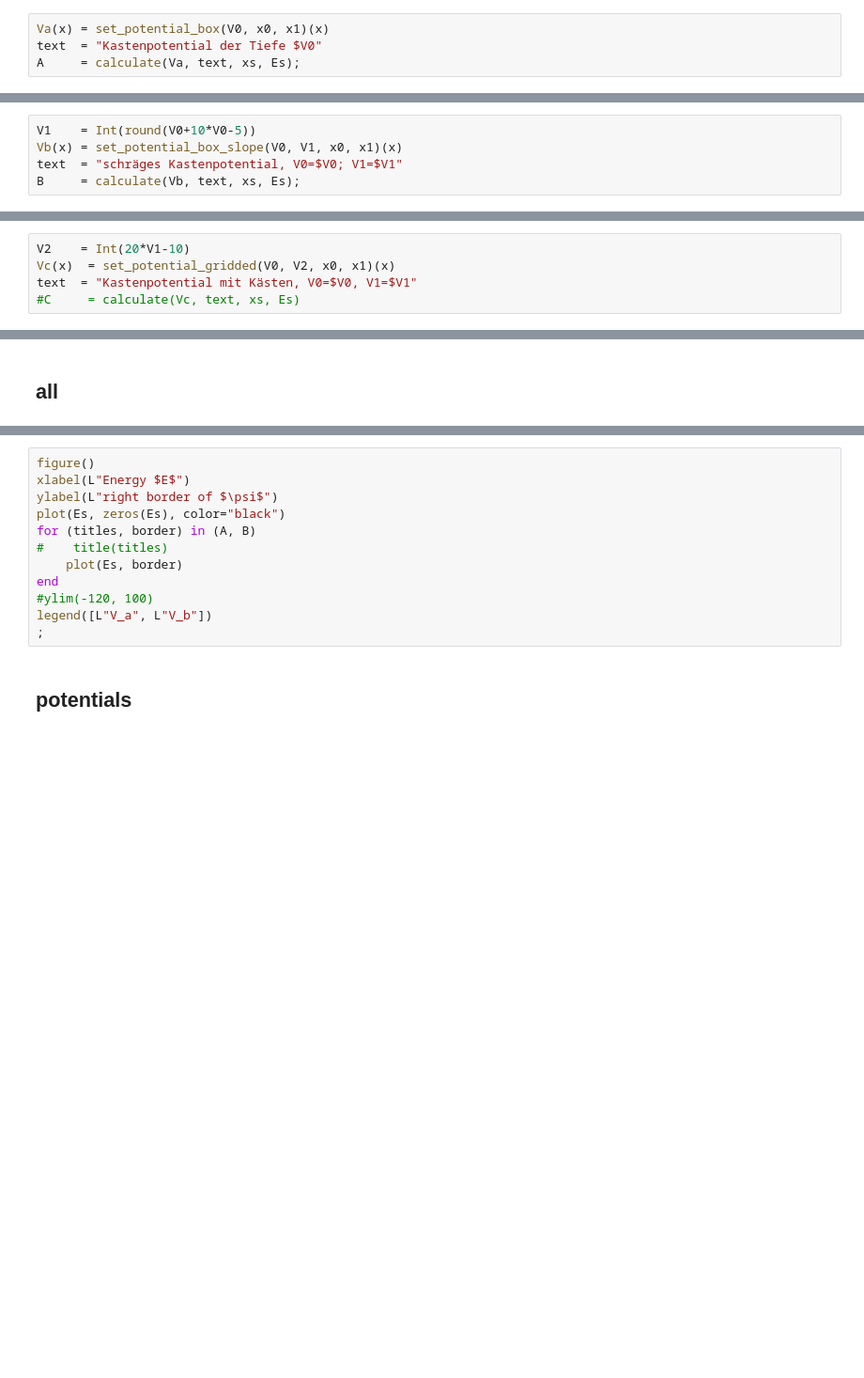
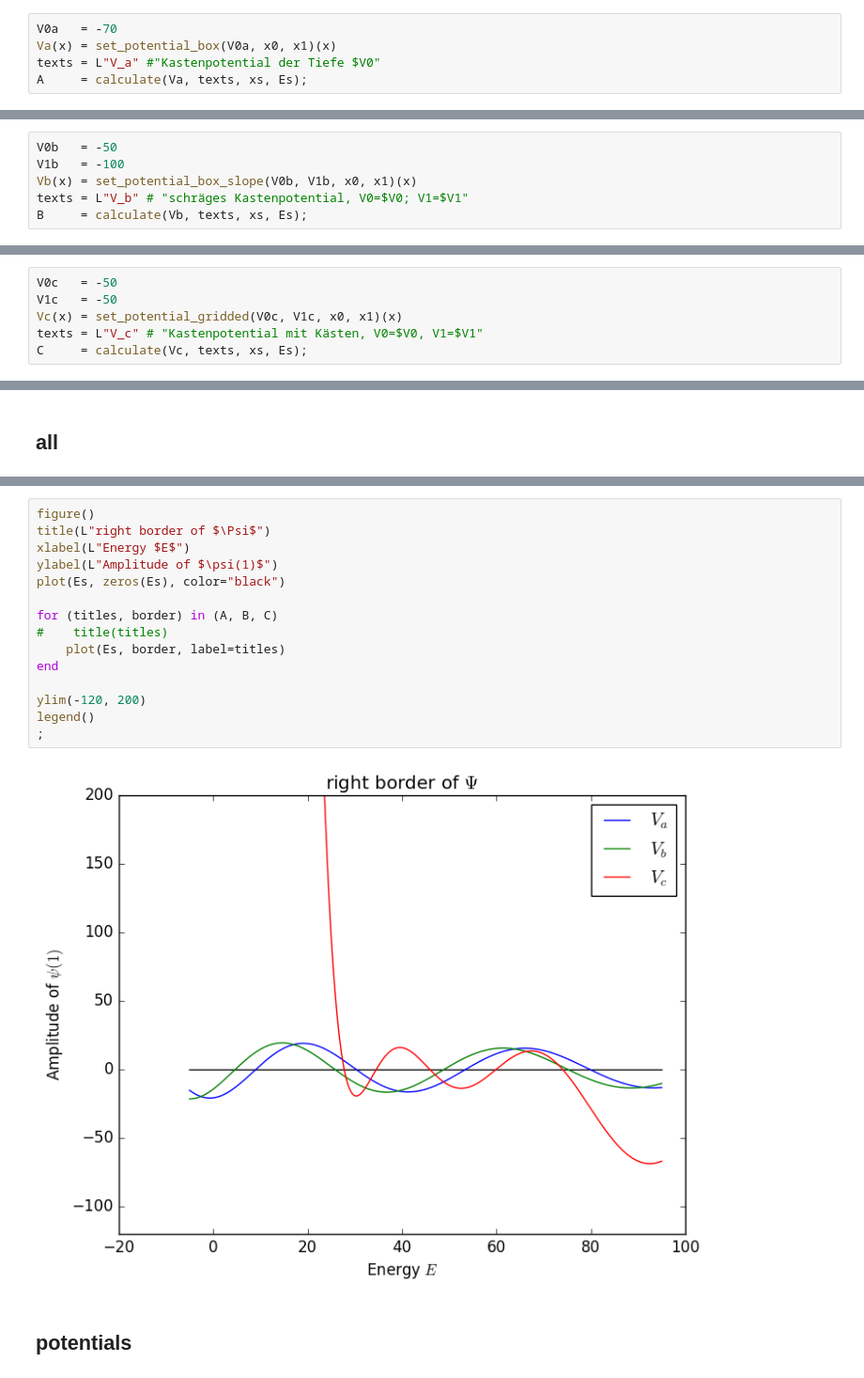
Before and after one commit to ofilla/compphys2016, a Jupyter notebook: uebung_08/08_allerlei_aus_dem_potentialtopf.ipynb, the cells around one changed output, grey strips where cells are left out. Shown at 94% size. Cells and saved outputs as stored; diff of their text form; blank space fills up the shorter version.

```diff
--- a/uebung_08/08_allerlei_aus_dem_potentialtopf.ipynb
+++ b/uebung_08/08_allerlei_aus_dem_potentialtopf.ipynb
@@ -155,20 +147,23 @@ const x1 = +1
 # %% [markdown]
 ### a
 # %%
-Va(x) = set_potential_box(V0, x0, x1)(x)
-text  = "Kastenpotential der Tiefe $V0"
-A     = calculate(Va, text, xs, Es);
+V0a   = -70
+Va(x) = set_potential_box(V0a, x0, x1)(x)
+texts = L"V_a" #"Kastenpotential der Tiefe $V0"
+A     = calculate(Va, texts, xs, Es);
 # %% [markdown]
 ### b
 # %%
-V1    = Int(round(V0+10*V0-5))
-Vb(x) = set_potential_box_slope(V0, V1, x0, x1)(x)
-text  = "schräges Kastenpotential, V0=$V0; V1=$V1"
-B     = calculate(Vb, text, xs, Es);
+V0b   = -50
+V1b   = -100
+Vb(x) = set_potential_box_slope(V0b, V1b, x0, x1)(x)
+texts = L"V_b" # "schräges Kastenpotential, V0=$V0; V1=$V1"
+B     = calculate(Vb, texts, xs, Es);
 # %% [markdown]
 ### c
 # %%
-V2    = Int(20*V1-10)
-Vc(x)  = set_potential_gridded(V0, V2, x0, x1)(x)
-text  = "Kastenpotential mit Kästen, V0=$V0, V1=$V1"
-#C     = calculate(Vc, text, xs, Es)
+V0c   = -50
+V1c   = -50
+Vc(x) = set_potential_gridded(V0c, V1c, x0, x1)(x)
+texts = L"V_c" # "Kastenpotential mit Kästen, V0=$V0, V1=$V1"
+C     = calculate(Vc, texts, xs, Es);
@@ -183,15 +174,20 @@ using PyPlot
 # %%
 figure()
+title(L"right border of $\Psi$")
 xlabel(L"Energy $E$")
-ylabel(L"right border of $\psi$")
+ylabel(L"Amplitude of $\psi(1)$")
 plot(Es, zeros(Es), color="black")
-for (titles, border) in (A, B)
+
+for (titles, border) in (A, B, C)
 #    title(titles)
-    plot(Es, border)
+    plot(Es, border, label=titles)
 end
-#ylim(-120, 100)
-legend([L"V_a", L"V_b"])
+
+ylim(-120, 200)
+legend()
 ;
+# %% [output]
+[figure, added]
 # %% [markdown]
 ## potentials
 # %%
```
Also changed, not shown: parts of 10 cells of this notebook, 2 other files.
